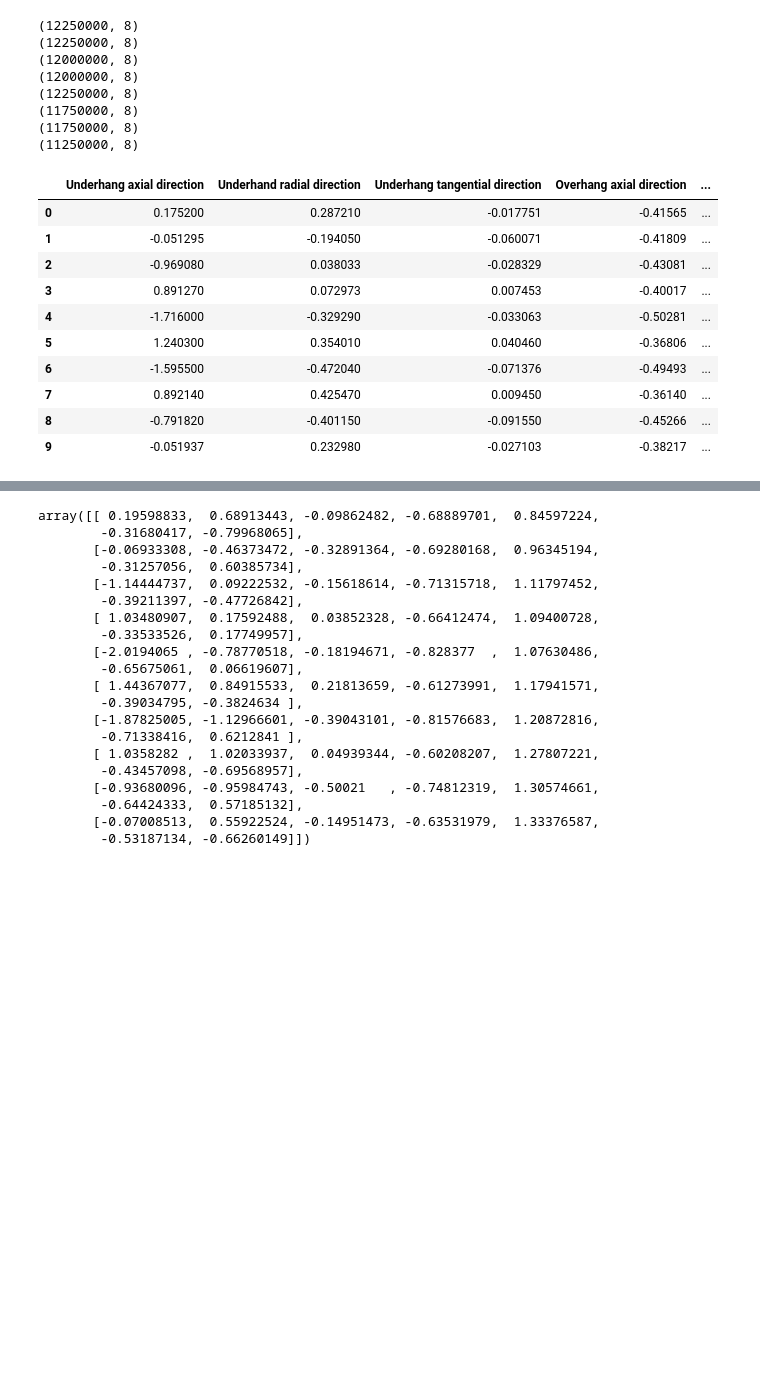
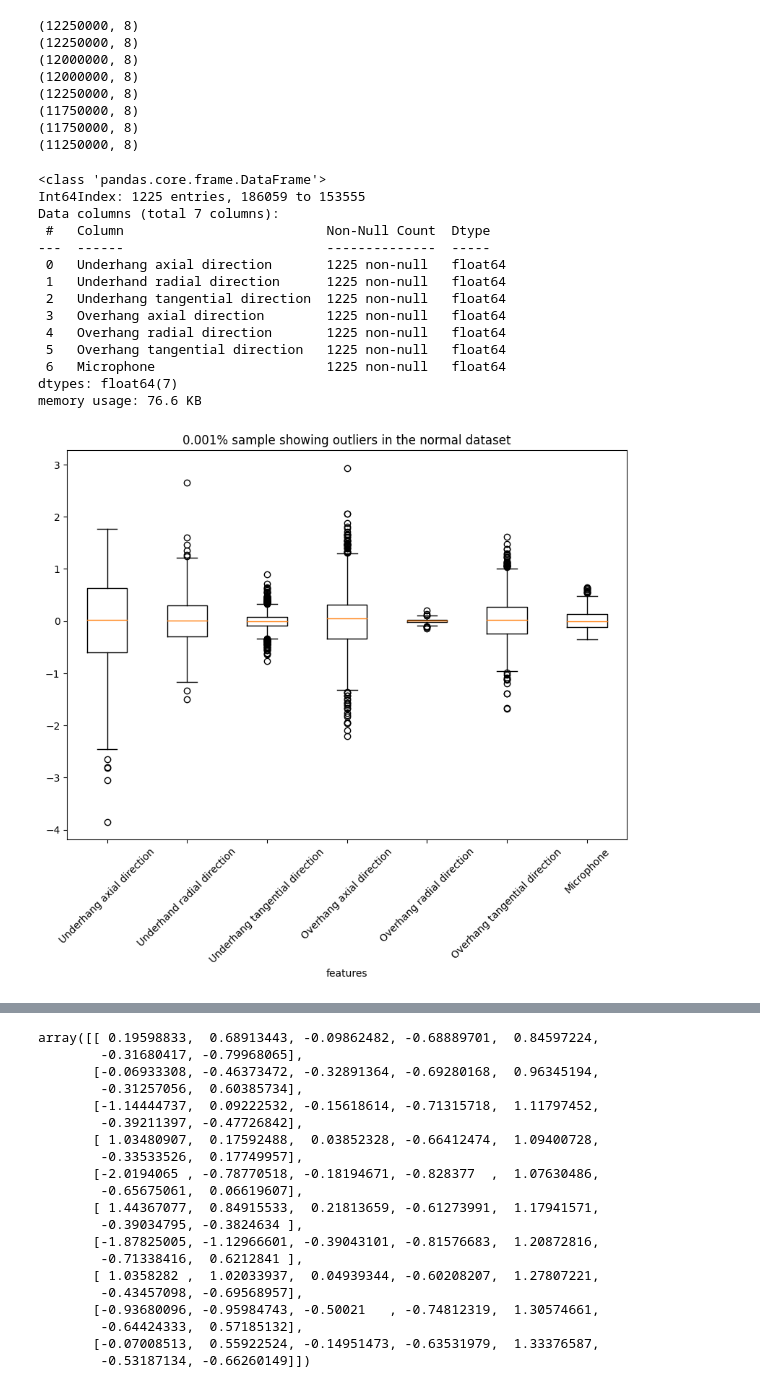
Before and after one commit to VincentLombardi/SMRTTECH-4AI3---FInal-Project, a Jupyter notebook: modeling.ipynb, the cells around one changed output, grey strips where cells are left out. Cells and saved outputs as stored; diff of their text form; code cells hidden in the pictures; blank space fills up the shorter version.

Commit message:
Added code for boxplot of outliers as well as z-score method to remove outliers (WIP)

```diff
--- a/modeling.ipynb
+++ b/modeling.ipynb
@@ -128,19 +129,38 @@ for df in dfs:
 (11750000, 8)
 (11750000, 8)
 (11250000, 8)
-# %%
-#Check for and remove outliers
-# I think we have to do box plots and IRQ stuff for this
-dfs[0][:10]
-# %% [output]
-|  | Underhang axial direction | Underhand radial direction | Underhang tangential direction | Overhang axial direction | ... |
-| 0 | 0.175200 | 0.287210 | -0.017751 | -0.41565 | ... |
-| 1 | -0.051295 | -0.194050 | -0.060071 | -0.41809 | ... |
-| 2 | -0.969080 | 0.038033 | -0.028329 | -0.43081 | ... |
-| 3 | 0.891270 | 0.072973 | 0.007453 | -0.40017 | ... |
-| 4 | -1.716000 | -0.329290 | -0.033063 | -0.50281 | ... |
-| 5 | 1.240300 | 0.354010 | 0.040460 | -0.36806 | ... |
-| 6 | -1.595500 | -0.472040 | -0.071376 | -0.49493 | ... |
-| 7 | 0.892140 | 0.425470 | 0.009450 | -0.36140 | ... |
-| 8 | -0.791820 | -0.401150 | -0.091550 | -0.45266 | ... |
-| 9 | -0.051937 | 0.232980 | -0.027103 | -0.38217 | ... |
+# %%
+#Test viewing outliers on a small chunk of data
+temp_df = dfs[0].sample(frac=0.0001, replace=True, random_state=1)
+temp_df = temp_df.drop(['label'], axis=1)
+
+temp_df.info()
+
+fig = plt.figure(figsize =(10, 7))
+plt.boxplot(temp_df)
+plt.xticks([1,2,3,4,5,6,7], ["Underhang axial direction",
+                "Underhand radial direction",
+                "Underhang tangential direction",
+                "Overhang axial direction",
+                "Overhang radial direction",
+                "Overhang tangential direction",
+                "Microphone"], rotation=45)
+plt.title("0.001% sample showing outliers in the normal dataset")
+plt.xlabel("features")
+plt.show()
+# %% [output]
+<class 'pandas.core.frame.DataFrame'>
+Int64Index: 1225 entries, 186059 to 153555
+Data columns (total 7 columns):
+ #   Column                          Non-Null Count  Dtype
+---  ------                          --------------  -----
+ 0   Underhang axial direction       1225 non-null   float64
+ 1   Underhand radial direction      1225 non-null   float64
+ 2   Underhang tangential direction  1225 non-null   float64
+ 3   Overhang axial direction        1225 non-null   float64
+ 4   Overhang radial direction       1225 non-null   float64
+ 5   Overhang tangential direction   1225 non-null   float64
+ 6   Microphone                      1225 non-null   float64
+dtypes: float64(7)
+memory usage: 76.6 KB
+[figure, added]
```
Also changed, not shown: parts of 9 cells of this notebook.
